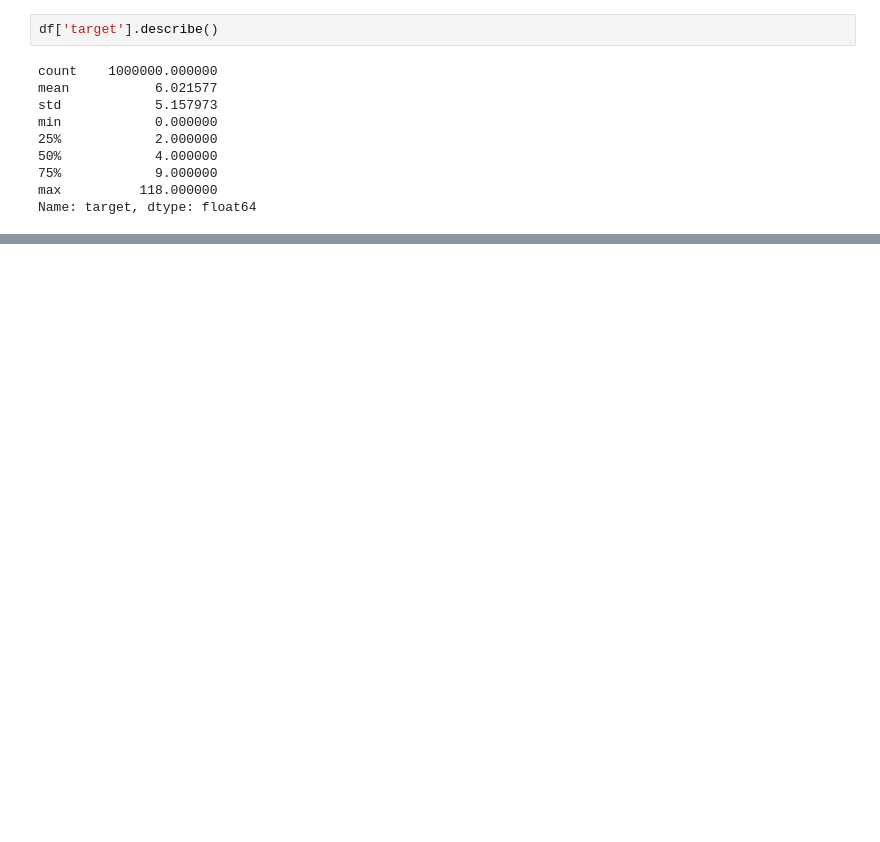
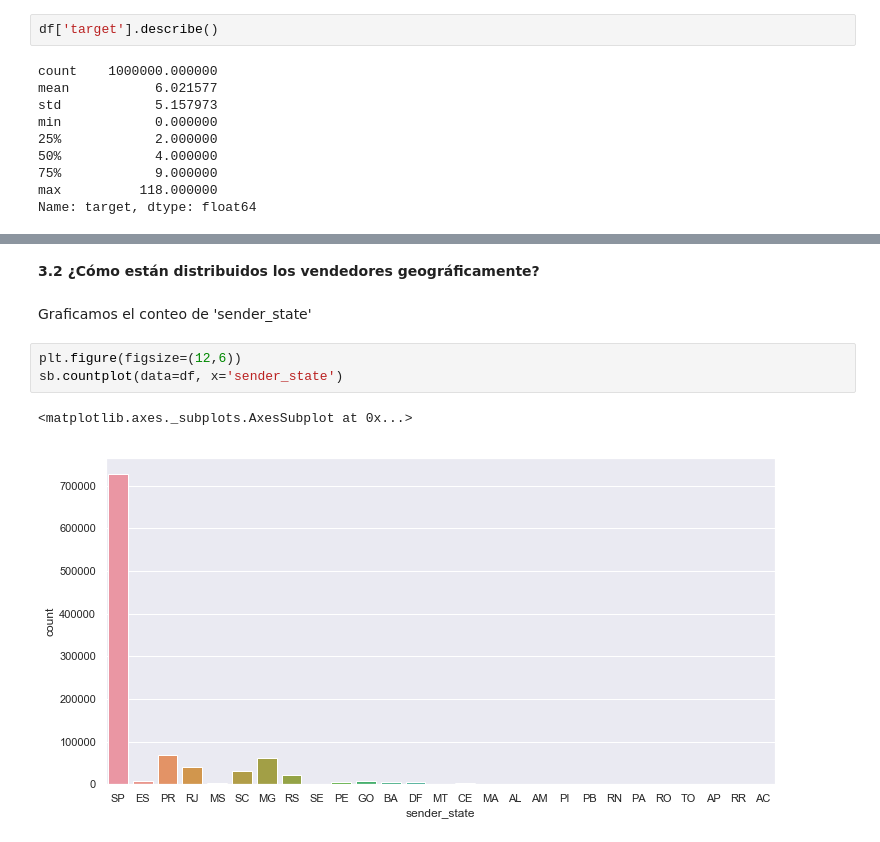
Before and after one commit to manquius/series_temporales, a Jupyter notebook: Practico1_fer.ipynb, the cells around one changed output, grey strips where cells are left out. Cells and saved outputs as stored; diff of their text form; blank space fills up the shorter version.

```diff
--- a/Practico1_fer.ipynb
+++ b/Practico1_fer.ipynb
@@ -256,0 +298,10 @@ sb.distplot(a)
+# %% [markdown]
+**3.2 ¿Cómo están distribuidos los vendedores geográficamente?**
+# %% [markdown]
+Graficamos el conteo de 'sender_state'
+# %%
+plt.figure(figsize=(12,6))
+sb.countplot(data=df, x='sender_state')
+# %% [output]
+<matplotlib.axes._subplots.AxesSubplot at 0x...>
+[figure, added]
```
Also changed, not shown: parts of 78 cells of this notebook.
